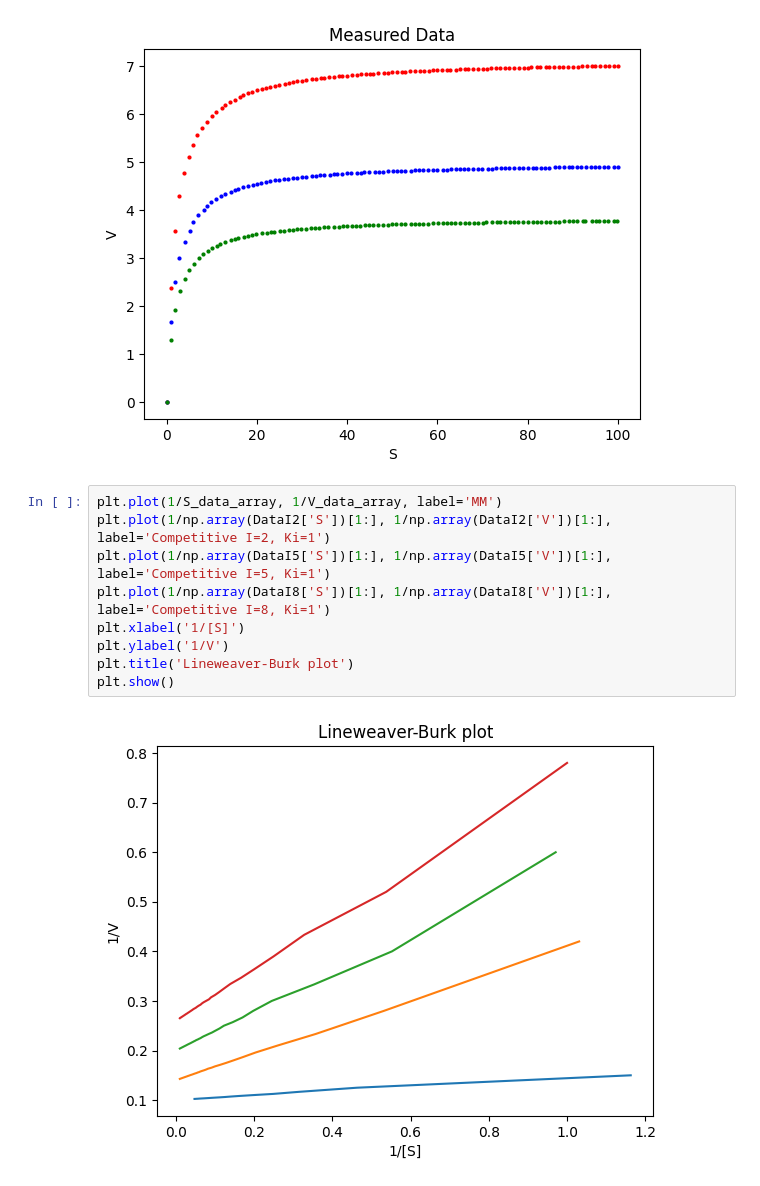
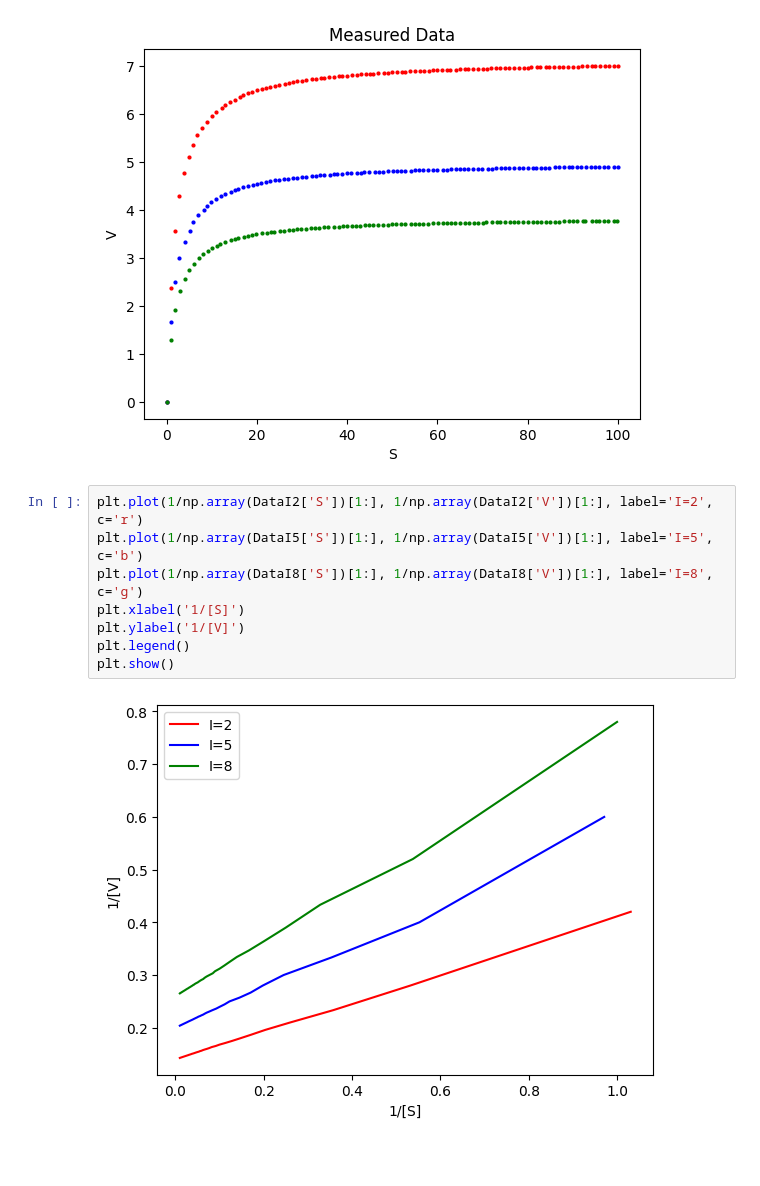
Before and after one commit to sachagijsbers/comp_bio, a Jupyter notebook: lawofmass.ipynb, the cells around one changed output. Drawn from its saved outputs; the diff is of its cells as text; blank space fills up the shorter version.

```diff
--- a/lawofmass.ipynb
+++ b/lawofmass.ipynb
@@ -303,13 +278,12 @@ plt.show()
 # %% [output]
 [figure]
 # %%
-plt.plot(1/S_data_array, 1/V_data_array, label='MM')
-plt.plot(1/np.array(DataI2['S'])[1:], 1/np.array(DataI2['V'])[1:], label='Competitive I=2, Ki=1')
-plt.plot(1/np.array(DataI5['S'])[1:], 1/np.array(DataI5['V'])[1:], label='Competitive I=5, Ki=1')
-plt.plot(1/np.array(DataI8['S'])[1:], 1/np.array(DataI8['V'])[1:], label='Competitive I=8, Ki=1')
+plt.plot(1/np.array(DataI2['S'])[1:], 1/np.array(DataI2['V'])[1:], label='I=2', c='r')
+plt.plot(1/np.array(DataI5['S'])[1:], 1/np.array(DataI5['V'])[1:], label='I=5', c='b')
+plt.plot(1/np.array(DataI8['S'])[1:], 1/np.array(DataI8['V'])[1:], label='I=8', c='g')
 plt.xlabel('1/[S]')
-plt.ylabel('1/V')
-plt.title('Lineweaver-Burk plot')
+plt.ylabel('1/[V]')
+plt.legend()
 plt.show()
 # %% [output]
-[figure, old version]
+[figure, new version]
```
Also changed, not shown: parts of 3 cells of this notebook.
